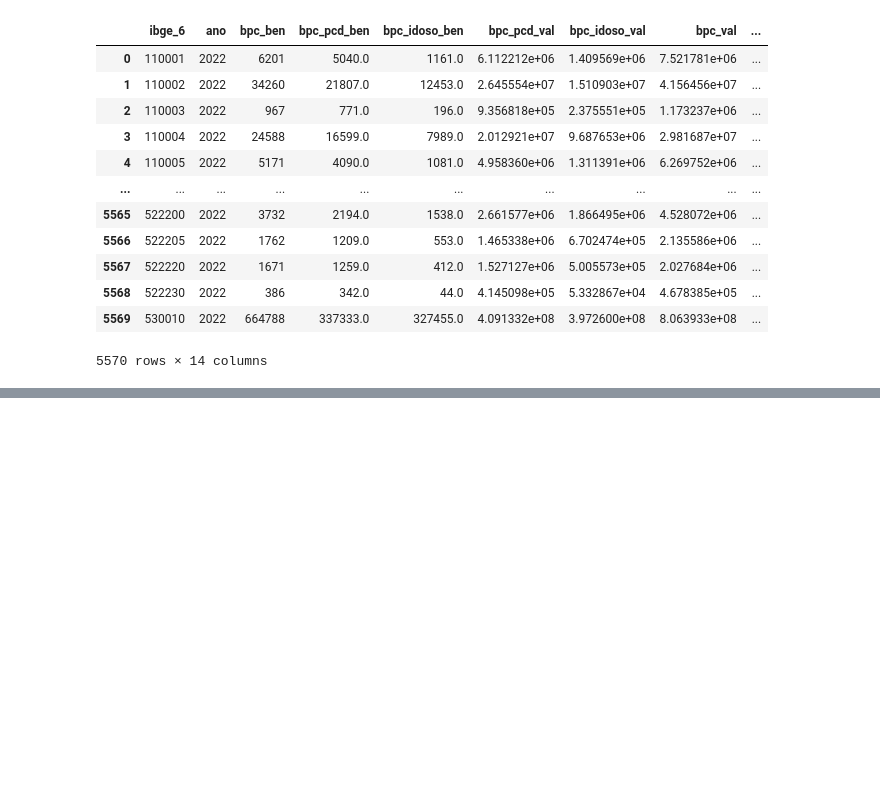
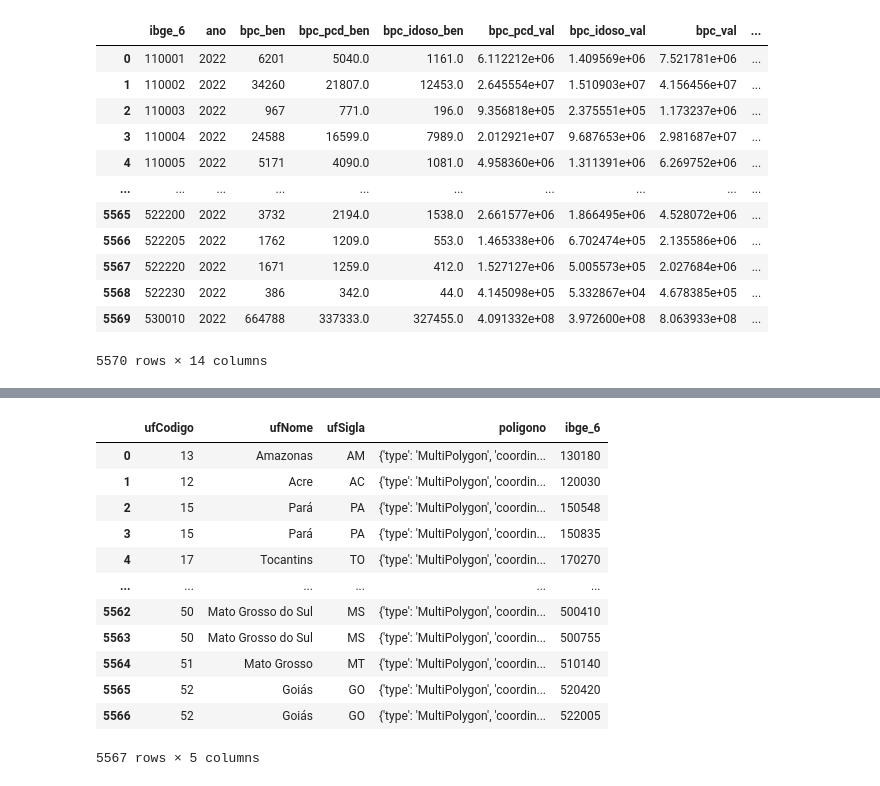
Before and after one commit to heliomacedofilho/projetos-do-bootcamp-analise-de-dados-enap-2023, a Jupyter notebook: presenca_das_politicas_publicas_sociais_nos_municipios/BPC-2022.ipynb, the cells around one changed output, grey strips where cells are left out. Cells and saved outputs as stored; diff of their text form; code cells hidden in the pictures; blank space fills up the shorter version.

```diff
--- a/presenca_das_politicas_publicas_sociais_nos_municipios/BPC-2022.ipynb
+++ b/presenca_das_politicas_publicas_sociais_nos_municipios/BPC-2022.ipynb
@@ -19,6 +18,8 @@ df_bpc_2022 = pd.read_csv('https://aplicacoes.mds.gov.br/sagi/servicos/misocial?
 df_mul_siafi_ibge = pd.read_excel('municipios.xlsx')
 
 df_fpm_2022 = pd.read_csv('FPM-por-Municipio.csv', sep = ";", encoding = 'ISO-8859-1')
+
+regioes = pd.read_json('municipios-poligonos.json')
 # %%
 #limpando a base de dados do BPC-2022
 df_bpc_2022['ano'] = df_bpc_2022['anomes'].apply(lambda x: int(str(x)[:4]))
@@ -414,0 +336,20 @@ df_filtro = df_bpc_fpm_limpa[df_bpc_fpm_limpa['Município_UF']==municipios]
+# %%
+regioes['ibge_6'] = regioes['municipioCodigo'].apply(lambda x: int(str(x)[:6]))
+# %%
+regioes_limpa = regioes.drop(['_id','mesorregiaoCodigo','mesorregiaoNome','microrregiaoCodigo','microrregiaoNome','municipioCodigo','municipioCodigoAbreviado','municipioNome', 'kmlBrasil'], axis=1)
+# %%
+regioes_limpa
+# %% [output]
+|  | ufCodigo | ufNome | ufSigla | poligono | ibge_6 |
+| 0 | 13 | Amazonas | AM | {'type': 'MultiPolygon', 'coordin... | 130180 |
+| 1 | 12 | Acre | AC | {'type': 'MultiPolygon', 'coordin... | 120030 |
+| 2 | 15 | Pará | PA | {'type': 'MultiPolygon', 'coordin... | 150548 |
+| 3 | 15 | Pará | PA | {'type': 'MultiPolygon', 'coordin... | 150835 |
+| 4 | 17 | Tocantins | TO | {'type': 'MultiPolygon', 'coordin... | 170270 |
+| ... | ... | ... | ... | ... | ... |
+| 5562 | 50 | Mato Grosso do Sul | MS | {'type': 'MultiPolygon', 'coordin... | 500410 |
+| 5563 | 50 | Mato Grosso do Sul | MS | {'type': 'MultiPolygon', 'coordin... | 500755 |
+| 5564 | 51 | Mato Grosso | MT | {'type': 'MultiPolygon', 'coordin... | 510140 |
+| 5565 | 52 | Goiás | GO | {'type': 'MultiPolygon', 'coordin... | 520420 |
+| 5566 | 52 | Goiás | GO | {'type': 'MultiPolygon', 'coordin... | 522005 |
+5567 rows × 5 columns
```
Also changed, not shown: parts of 18 cells of this notebook.
